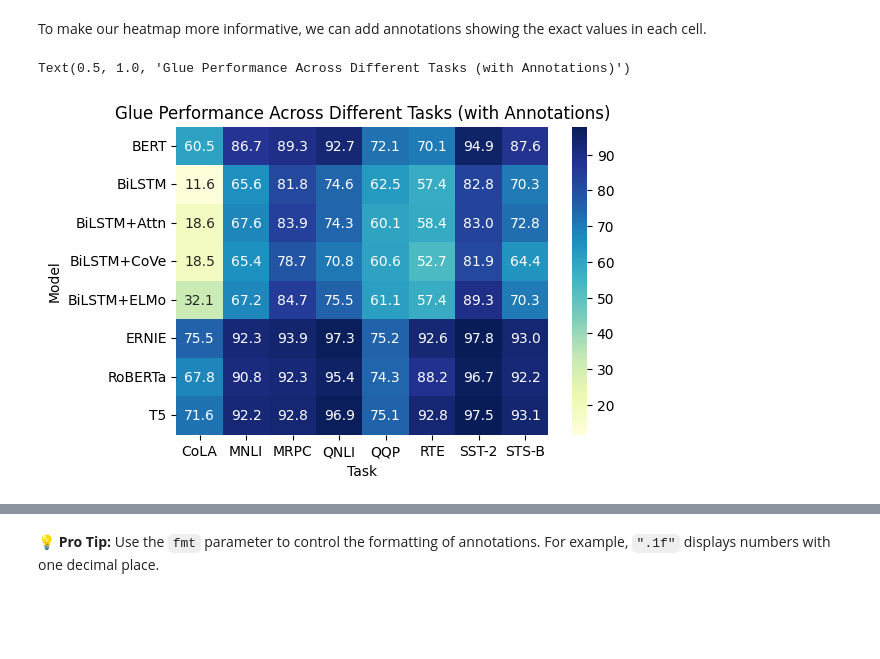
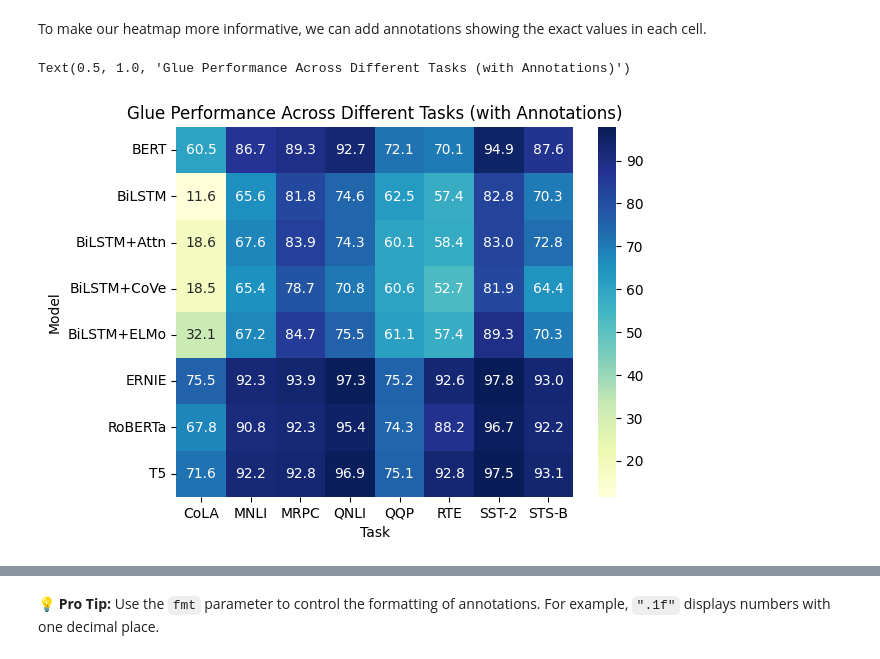
Before and after one commit to pytopia/Data-Visualization, a Jupyter notebook: Lectures/04 Plotting with Seaborn/07 Matrix Plots.ipynb, the cells around one changed output, grey strips where cells are left out. Cells and saved outputs as stored; diff of their text form; code cells hidden in the pictures; blank space fills up the shorter version.

```diff
--- a/Lectures/04 Plotting with Seaborn/07 Matrix Plots.ipynb
+++ b/Lectures/04 Plotting with Seaborn/07 Matrix Plots.ipynb
@@ -99,9 +108,8 @@ However, heatmaps may not be the best choice when:
 # %% [markdown]
 To make our heatmap more informative, we can add annotations showing the exact values in each cell.
 # %%
-plt.figure(figsize=(6, 4))
 sns.heatmap(glue, annot=True, fmt=".1f", cmap="YlGnBu")
 plt.title("Glue Performance Across Different Tasks (with Annotations)")
 # %% [output]
 Text(0.5, 1.0, 'Glue Performance Across Different Tasks (with Annotations)')
-[figure, old version]
+[figure, new version]
```
Also changed, not shown: parts of 9 cells of this notebook, 2 other files.
